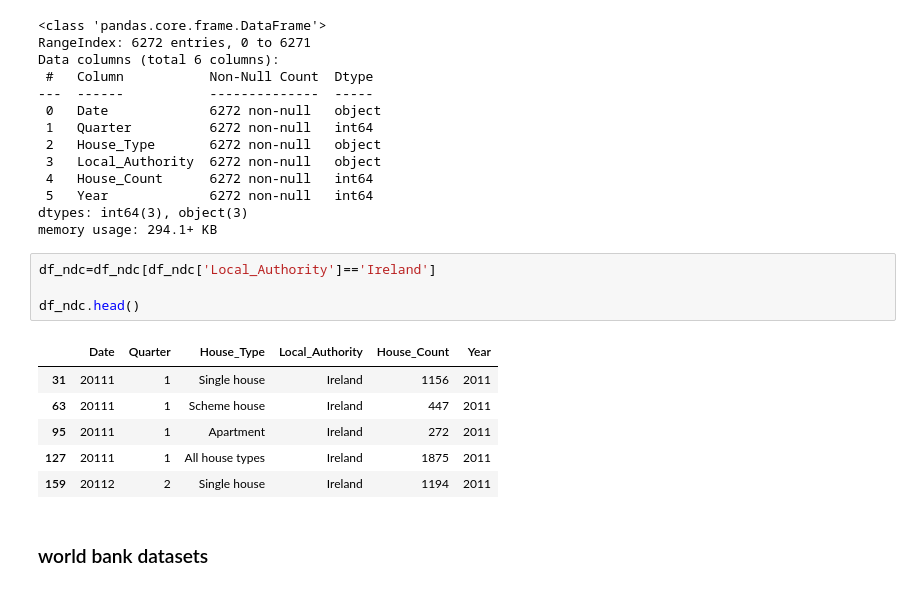
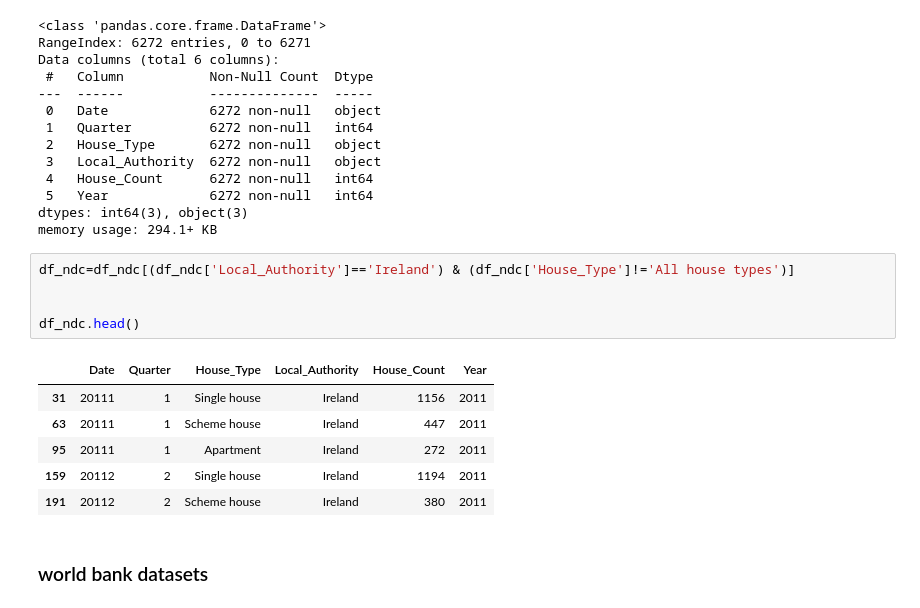
Before and after one commit to aytenkermencct/assesment_cct, a Jupyter notebook: dataPreperation.ipynb, the cells around one changed output. Cells and saved outputs as stored; diff of their text form.

```diff
--- a/dataPreperation.ipynb
+++ b/dataPreperation.ipynb
@@ -199,16 +218,17 @@ Data columns (total 6 columns):
 dtypes: int64(3), object(3)
 memory usage: 294.1+ KB
 # %%
-df_ndc=df_ndc[df_ndc['Local_Authority']=='Ireland']
+df_ndc=df_ndc[(df_ndc['Local_Authority']=='Ireland') & (df_ndc['House_Type']!='All house types')]
+
 
 df_ndc.head()
 # %% [output]
 |  | Date | Quarter | House_Type | Local_Authority | House_Count | Year |
 | 31 | 20111 | 1 | Single house | Ireland | 1156 | 2011 |
 | 63 | 20111 | 1 | Scheme house | Ireland | 447 | 2011 |
 | 95 | 20111 | 1 | Apartment | Ireland | 272 | 2011 |
-| 127 | 20111 | 1 | All house types | Ireland | 1875 | 2011 |
 | 159 | 20112 | 2 | Single house | Ireland | 1194 | 2011 |
+| 191 | 20112 | 2 | Scheme house | Ireland | 380 | 2011 |
 # %% [markdown]
 ### world bank datasets
 # %%
```
Also changed, not shown: parts of 42 cells of this notebook.
